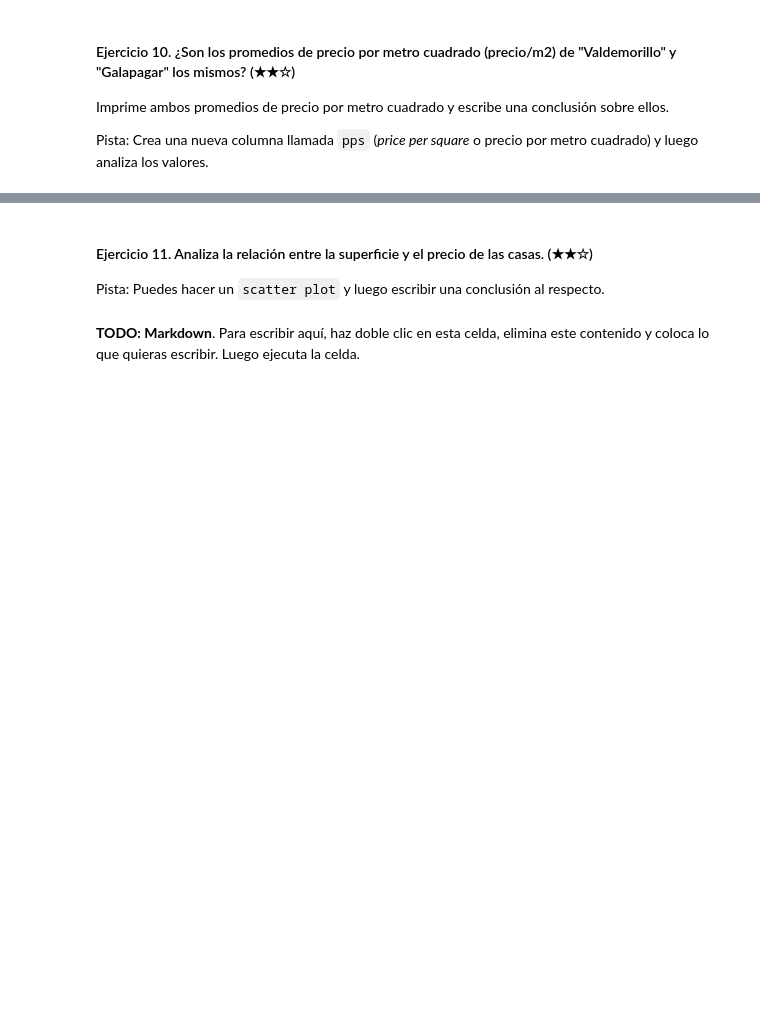
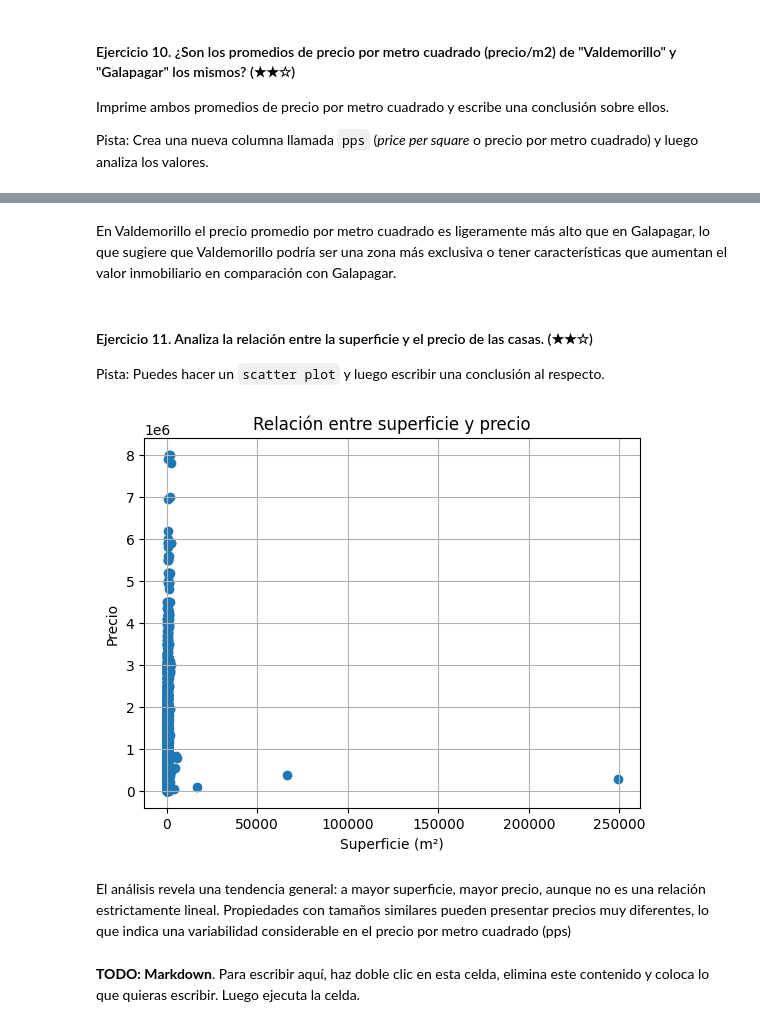
Before and after one commit to SAG-Angeles/realestate-datacleanup-exercise, a Jupyter notebook: project.es.ipynb, the cells around one changed output, grey strips where cells are left out. Saved outputs shown, nothing was run; the diff lists cells and outputs as text; code cells hidden in the pictures; blank space fills up the shorter version.

```diff
--- a/project.es.ipynb
+++ b/project.es.ipynb
@@ -271,0 +368,4 @@ Pista: Crea una nueva columna llamada `pps` (*price per square* o precio por met
+# %%
+ds['pps'] = ds['price'] / ds['surface']
+
+ds.describe()
@@ -272,9 +382,23 @@ Pista: Crea una nueva columna llamada `pps` (*price per square* o precio por met
+# %% [markdown]
+En Valdemorillo el precio promedio por metro cuadrado es ligeramente más alto
+que en Galapagar, lo que sugiere que Valdemorillo podría ser una zona más
+exclusiva o tener características que aumentan el valor inmobiliario
+en comparación con Galapagar.
 # %% [markdown]
 #### Ejercicio 11. Analiza la relación entre la superficie y el precio de las casas. (★★☆)
 
 Pista: Puedes hacer un `scatter plot` y luego escribir una conclusión al respecto.
 # %%
-# TODO: Código
+plt.scatter(ds['surface'], ds['price'])
+plt.title('Relación entre superficie y precio')
+plt.xlabel('Superficie (m²)')
+plt.ylabel('Precio')
+plt.grid(True)
+plt.show()
+# %% [output]
+[figure, added]
+# %% [markdown]
+El análisis revela una tendencia general: a mayor superficie, mayor precio, aunque no es una relación estrictamente lineal. Propiedades con tamaños similares pueden presentar precios muy diferentes, lo que indica una variabilidad considerable en el precio por metro cuadrado (pps)
 # %% [markdown]
 **TODO: Markdown**. Para escribir aquí, haz doble clic en esta celda, elimina este contenido y coloca lo que quieras escribir. Luego ejecuta la celda.
 # %% [markdown]
```
Also changed, not shown: parts of 21 cells of this notebook.
